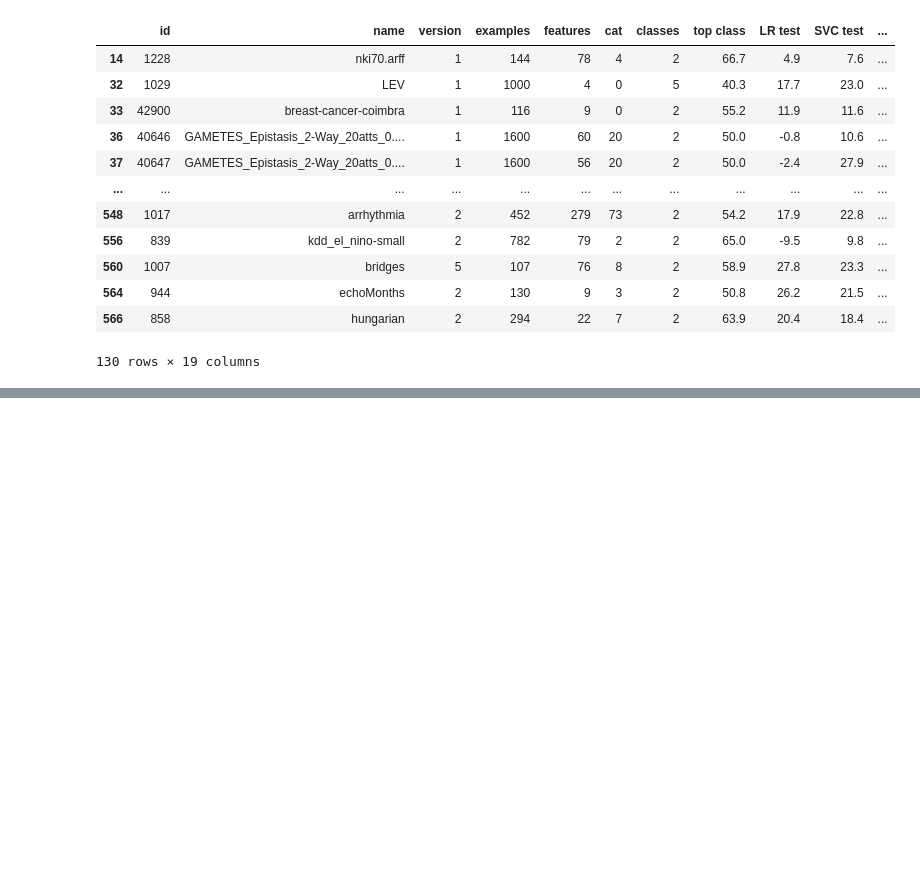
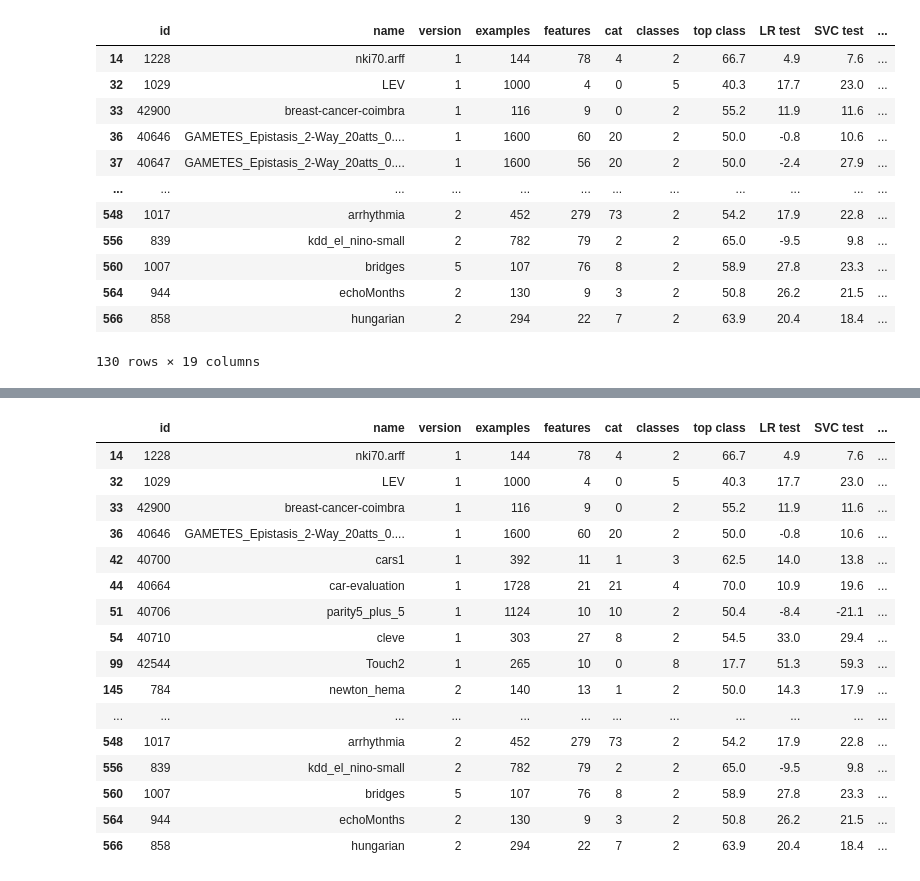
Before and after one commit to sedol1339/openml_datasets, a Jupyter notebook: OpenML.ipynb, the cells around one changed output, grey strips where cells are left out. Cells and saved outputs as stored; diff of their text form; code cells hidden in the pictures; blank space fills up the shorter version.

```diff
--- a/OpenML.ipynb
+++ b/OpenML.ipynb
@@ -310,3 +343,24 @@ datasets_info
+# %%
+datasets_info = datasets_info[np.array(repetitions) == 0]
+datasets_info
+# %% [output]
+|  | id | name | version | examples | features | cat | classes | top class | LR test | SVC test | ... |
+| 14 | 1228 | nki70.arff | 1 | 144 | 78 | 4 | 2 | 66.7 | 4.9 | 7.6 | ... |
+| 32 | 1029 | LEV | 1 | 1000 | 4 | 0 | 5 | 40.3 | 17.7 | 23.0 | ... |
+| 33 | 42900 | breast-cancer-coimbra | 1 | 116 | 9 | 0 | 2 | 55.2 | 11.9 | 11.6 | ... |
+| 36 | 40646 | GAMETES_Epistasis_2-Way_20atts_0.... | 1 | 1600 | 60 | 20 | 2 | 50.0 | -0.8 | 10.6 | ... |
+| 42 | 40700 | cars1 | 1 | 392 | 11 | 1 | 3 | 62.5 | 14.0 | 13.8 | ... |
+| 44 | 40664 | car-evaluation | 1 | 1728 | 21 | 21 | 4 | 70.0 | 10.9 | 19.6 | ... |
+| 51 | 40706 | parity5_plus_5 | 1 | 1124 | 10 | 10 | 2 | 50.4 | -8.4 | -21.1 | ... |
+| 54 | 40710 | cleve | 1 | 303 | 27 | 8 | 2 | 54.5 | 33.0 | 29.4 | ... |
+| 99 | 42544 | Touch2 | 1 | 265 | 10 | 0 | 8 | 17.7 | 51.3 | 59.3 | ... |
+| 145 | 784 | newton_hema | 2 | 140 | 13 | 1 | 2 | 50.0 | 14.3 | 17.9 | ... |
+| ... | ... | ... | ... | ... | ... | ... | ... | ... | ... | ... | ... |
+| 548 | 1017 | arrhythmia | 2 | 452 | 279 | 73 | 2 | 54.2 | 17.9 | 22.8 | ... |
+| 556 | 839 | kdd_el_nino-small | 2 | 782 | 79 | 2 | 2 | 65.0 | -9.5 | 9.8 | ... |
+| 560 | 1007 | bridges | 5 | 107 | 76 | 8 | 2 | 58.9 | 27.8 | 23.3 | ... |
+| 564 | 944 | echoMonths | 2 | 130 | 9 | 3 | 2 | 50.8 | 26.2 | 21.5 | ... |
+| 566 | 858 | hungarian | 2 | 294 | 22 | 7 | 2 | 63.9 | 20.4 | 18.4 | ... |
 # %%
 def compare(ax, gain1, gain2):
     ax.scatter(
```
Also changed, not shown: parts of 5 cells of this notebook, 2 other files.
